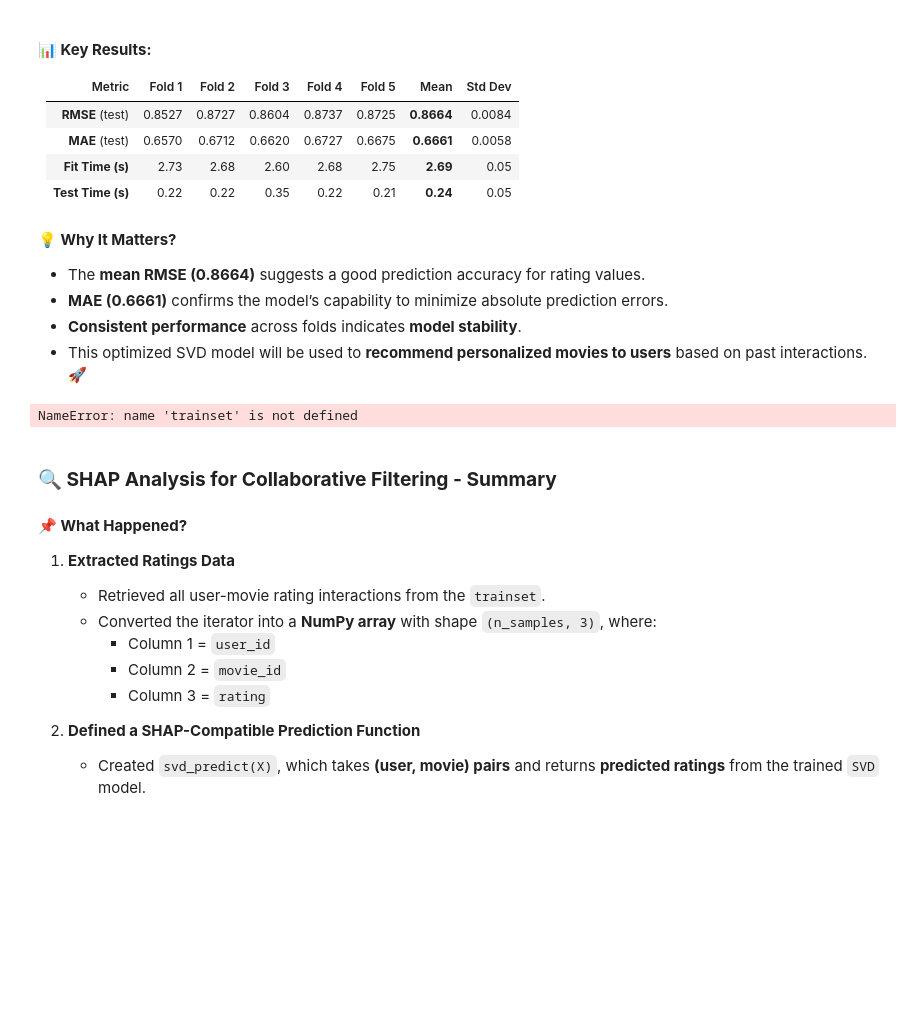
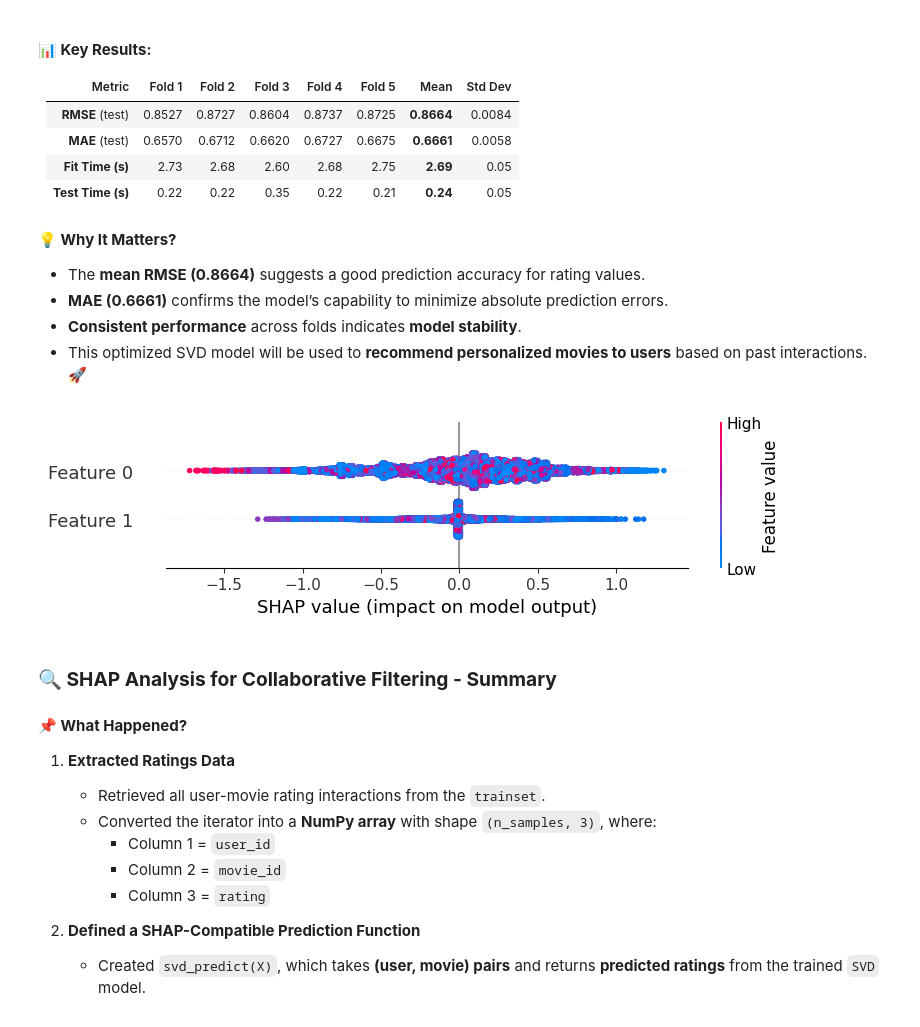
Before and after one commit to Otim135/Phase_4_Project, a Jupyter notebook: Recommendation_systems.ipynb, the cells around one changed output. Saved outputs shown, nothing was run; the diff lists cells and outputs as text; code cells hidden in the pictures; blank space fills up the shorter version.

Commit message:
Fix trainset Initialization & SHAP Processing

```diff
--- a/Recommendation_systems.ipynb.ipynb
+++ b/Recommendation_systems.ipynb
@@ -163,34 +163,51 @@ Test time         0.54    0.27    0.28    0.46    0.31    0.37    0.11
 # %%
 import shap
 import numpy as np
 import pandas as pd
+
+# Prepare Surprise dataset
+reader = Reader(rating_scale=(1, 5))
+data = Dataset.load_from_df(ratings[['userId', 'movieId', 'rating']], reader)
+
+# Split into train and test set
+from surprise.model_selection import train_test_split
+trainset, testset = train_test_split(data, test_size=0.2)
+
+# Train SVD model
+best_svd = SVD()
+best_svd.fit(trainset)
+
+# Extract ratings after defining trainset
+ratings_list = list(trainset.all_ratings())  # Now it will work!
+ratings_array = np.array(ratings_list)
+
 
 # Extract ratings into a structured format
 ratings_list = list(trainset.all_ratings())  # Convert iterator to list
 ratings_array = np.array(ratings_list)  # Convert list to NumPy array
 
 # Ensure ratings_array has the expected shape (n_samples, 3)
 if ratings_array.ndim == 2 and ratings_array.shape[1] == 3:
     # Extract user and item IDs as input features
     X = ratings_array[:, :-1]  # Extract (user, item) pairs
     y = ratings_array[:, -1]   # Extract ratings
 
     # Define a prediction function that SHAP can interpret
     def svd_predict(X):
         return np.array([best_svd.predict(int(uid), int(iid)).est for uid, iid in X])
 
     # Create the SHAP explainer
     explainer = shap.Explainer(svd_predict, X)
 
     # Compute SHAP values
     shap_values = explainer(X)
 
     # Plot summary
     shap.summary_plot(shap_values)
 else:
     print("Error: ratings_array does not have the expected shape (n, 3).")
 # %% [output]
-NameError: name 'trainset' is not defined
+[figure, added]
 # %% [markdown]
 ### **🔍 SHAP Analysis for Collaborative Filtering - Summary**
 
```
Also changed, not shown: parts of 4 cells of this notebook.
